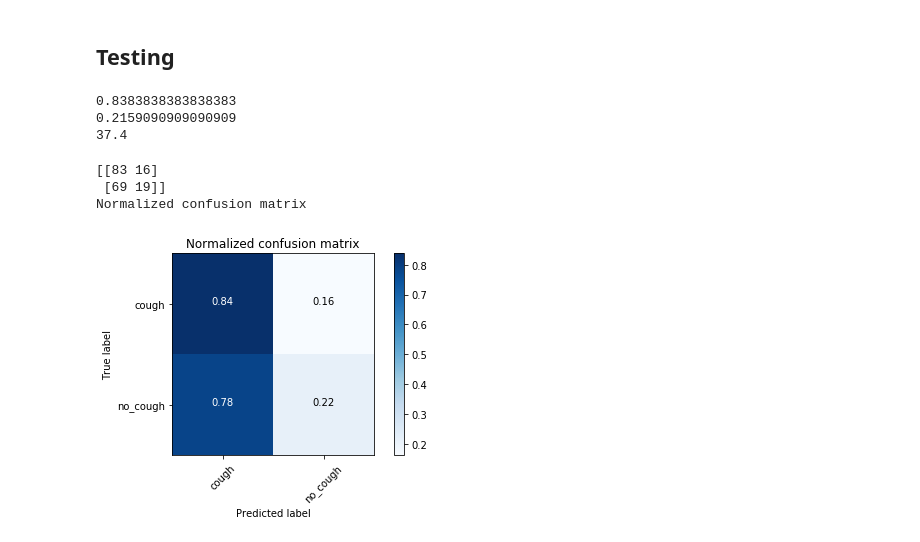
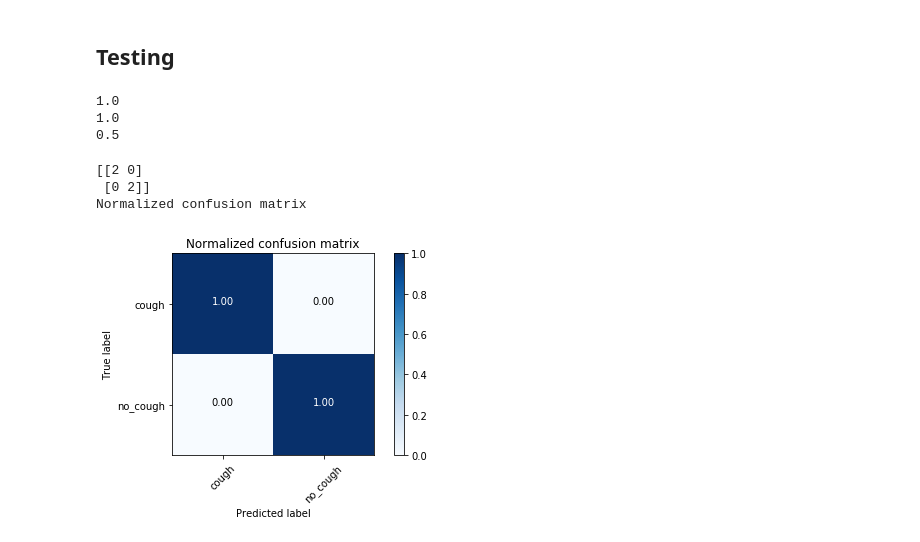
Before and after one commit to QuirinoC/Cough-Detection-HMM, a Jupyter notebook: Cough_detection_HMM.ipynb, the cells around one changed output. Cells and saved outputs as stored; diff of their text form; code cells hidden in the pictures.

```diff
--- a/Cough_detection_HMM.ipynb
+++ b/Cough_detection_HMM.ipynb
@@ -32,13 +32,23 @@ import glob
 ## HMM Methods
 # %%
 class HMMTrainer(object):
-    def __init__(self, model_name='GaussianHMM', n_components=4, cov_type='diag', n_iter=1000):
+    def __init__(self,
+                 model_name='GaussianHMM',
+                 n_components=4,
+                 cov_type='diag',
+                 n_iter=1000):
+
         self.model_name = model_name
         self.n_components = n_components
         self.cov_type = cov_type
         self.n_iter = n_iter
         if self.model_name == 'GaussianHMM':
-            self.model = hmm.GaussianHMM(n_components=self.n_components,covariance_type=self.cov_type,n_iter=self.n_iter)
+            self.model = hmm.GaussianHMM(
+                n_components=self.n_components,
+                covariance_type=self.cov_type,
+                n_iter=self.n_iter
+            )
+
         else:
             raise TypeError('Invalid model type')
 
@@ -46,6 +56,7 @@ class HMMTrainer(object):
         np.seterr(all='ignore')
         self.model.fit(X)
         # Run the model on input data
+
     def get_score(self, input_data):
         return self.model.score(input_data)
 # %%
@@ -198,7 +199,7 @@ test_data = {}
 train_data_split = {}
 test_data_split = {}
 
-split_per = 0.50757575
+split_per = 0.992
 for category in mfcc_data_split:
     data = mfcc_data_split[category]
     shuffle(data)
@@ -220,8 +221,9 @@ for category in categories:
 # %% [markdown]
 ## Testing
 # %%
+# categories = ['cough','no_cough']
 input_folder = 'data/'
-# categories = ['cough','no_cough']
+
 real_labels = []
 pred_labels = []
 for category in categories:
@@ -234,11 +236,11 @@ cough_c = 0
 no_cough_c = 0
 total = 0
 
-for pred, real in zip(pred_labels, real_labels):
+for real, pred in zip(pred_labels, real_labels):
     if pred == real:
         if real == 'cough':
             cough_c += 1
-        elif real == 'no_cough':
+        else:
             no_cough_c +=1
     total += 1
 
@@ -246,22 +248,23 @@ print(cough_c / len(test_data_split['cough']))
 print(no_cough_c / len(test_data_split['no_cough']))
 print(total / len(pred))
 # %% [output]
-0.8383838383838383
-0.2159090909090909
-37.4
+1.0
+1.0
+0.5
 # %%
 cm = confusion_matrix(real_labels, pred_labels)
 print(cm)
 np.set_printoptions(precision=2)
 plt.figure()
-plot_confusion_matrix(cm,
-                      classes=categories,
-                      normalize=True,
-                      title='Normalized confusion matrix')
+plot_confusion_matrix(
+    cm,
+    classes=categories,
+    normalize=True,
+    title='Normalized confusion matrix')
 
 plt.show()
 # %% [output]
-[[83 16]
- [69 19]]
+[[2 0]
+ [0 2]]
 Normalized confusion matrix
-[figure, old version]
+[figure, new version]
```
Also changed, not shown: parts of 3 cells of this notebook.
